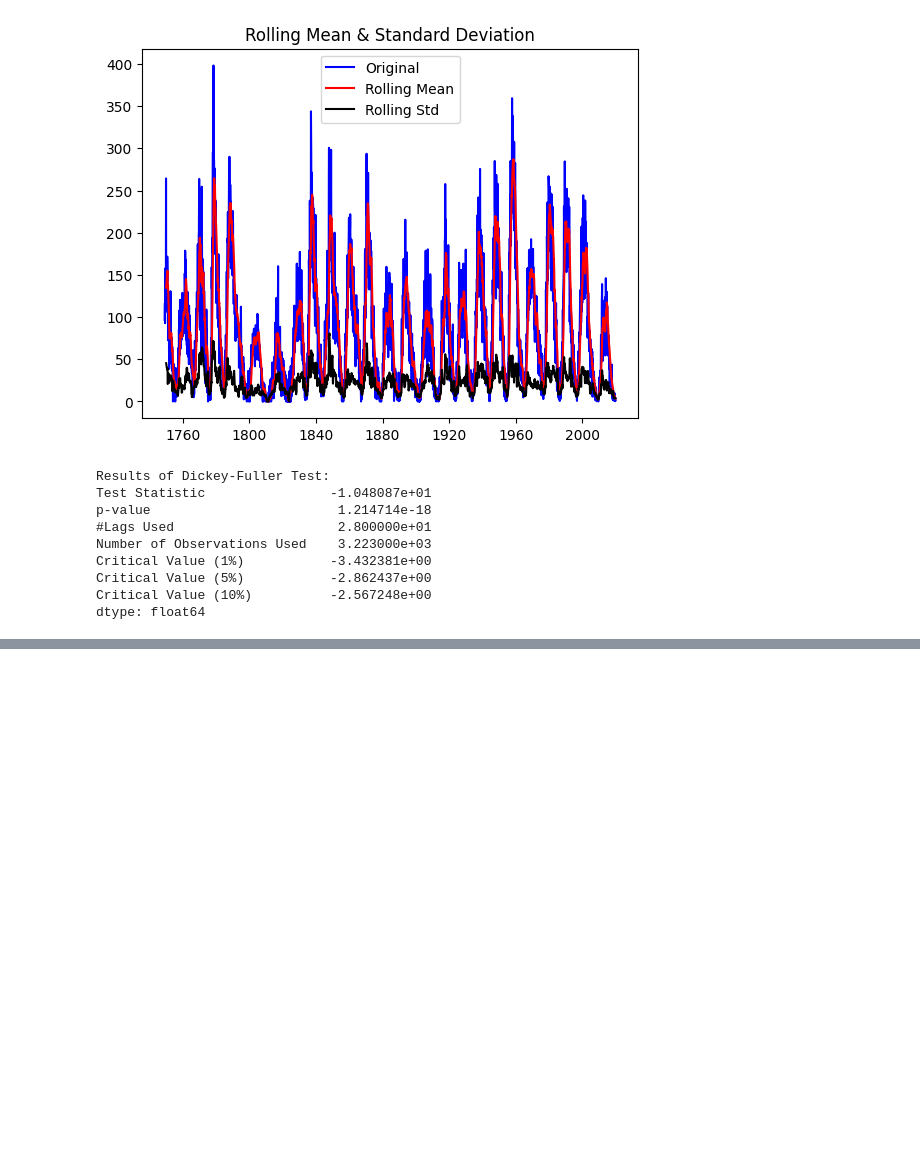
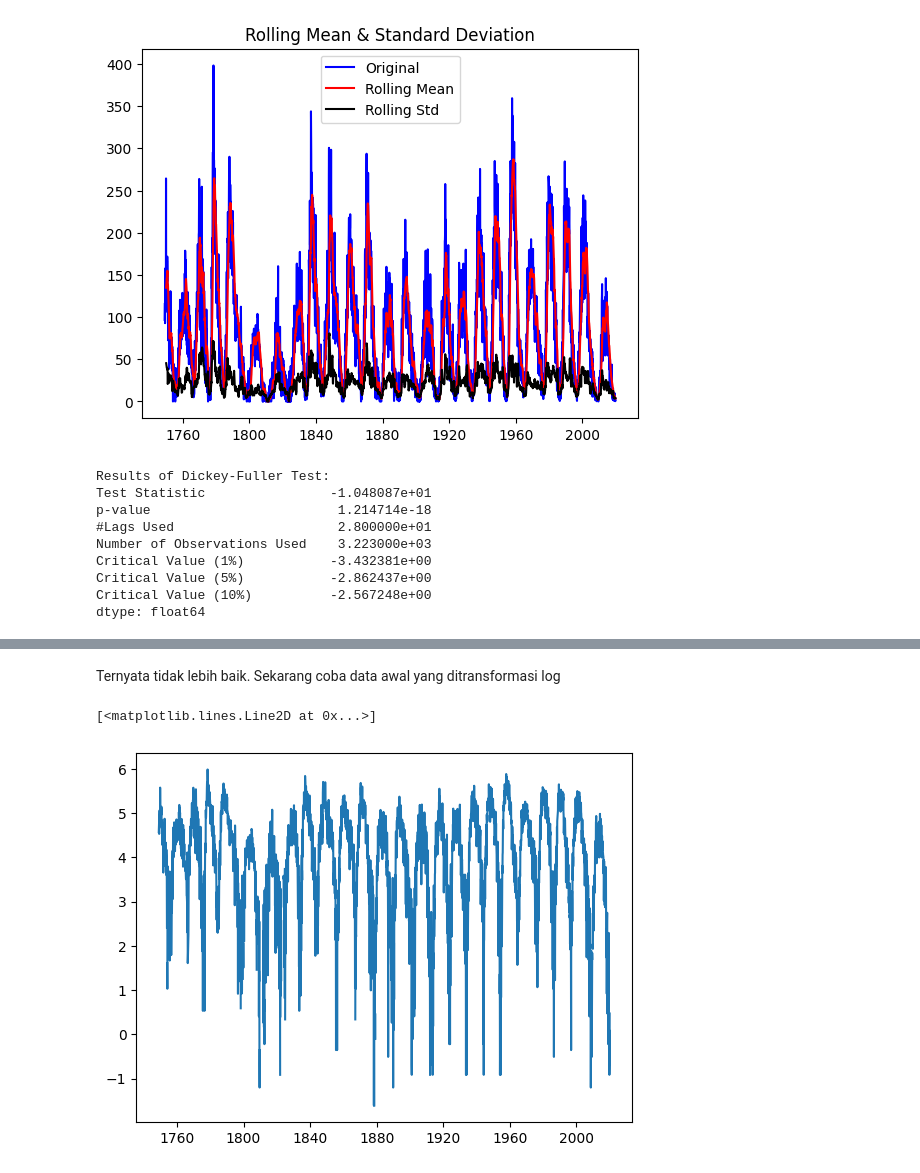
Before and after one commit to BlackBox-Ops/DS-Time-Series-Sunspot, a Jupyter notebook: notebooks/03_Time_Series _approach.ipynb, the cells around one changed output, grey strips where cells are left out. Drawn from its saved outputs; the diff is of its cells as text; code cells hidden in the pictures; blank space fills up the shorter version.

```diff
--- a/notebooks/03_Time_Series _approach.ipynb
+++ b/notebooks/03_Time_Series _approach.ipynb
@@ -107,0 +125,8 @@ dtype: float64
+# %% [markdown]
+Ternyata tidak lebih baik. Sekarang coba data awal yang ditransformasi log
+# %%
+ts_log = np.log(ts)
+plt.plot(ts_log)
+# %% [output]
+[<matplotlib.lines.Line2D at 0x...>]
+[figure, added]
```
Also changed, not shown: parts of 8 cells of this notebook.
